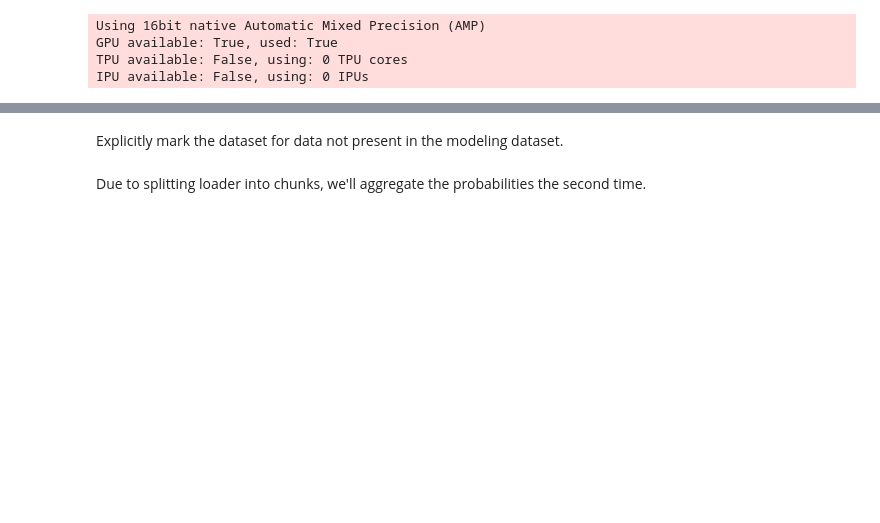
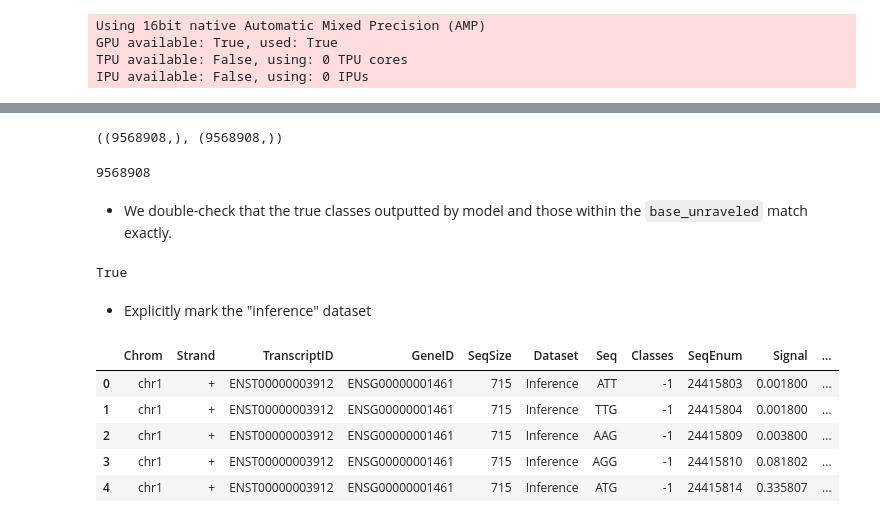
Before and after one commit to AIRI-Institute/uBERTa, a Jupyter notebook: notebooks/predict_5UTR.ipynb, the cells around one changed output, grey strips where cells are left out. Saved outputs shown, nothing was run; the diff lists cells and outputs as text; code cells hidden in the pictures; blank space fills up the shorter version.

```diff
--- a/notebooks/predict_5UTR.ipynb
+++ b/notebooks/predict_5UTR.ipynb
@@ -326,6 +393,35 @@ LOCAL_RANK: 0 - CUDA_VISIBLE_DEVICES: [0,1]
+# %%
+y_prob, y_true = map(np.concatenate, map(list, unzip(predictions)))
+y_prob.shape, y_true.shape
+# %% [output]
+((9568908,), (9568908,))
+# %%
+cds = pd.read_csv(DATA / 'base_unraveled.csv')
+len(cds)
+# %% [output]
+9568908
+# %%
+cds['y_prob'] = y_prob
+cds['y_true'] = y_true
+# %% [markdown]
+- We double-check that the true classes outputted by model and those within the `base_unraveled` match exactly.
+# %%
+not len(cds[cds.Classes != cds.y_true])
+# %% [output]
+True
 # %% [markdown]
-Explicitly mark the dataset for data not present in the modeling dataset.
+- Explicitly mark the "inference" dataset
 # %%
-df_pred.loc[df_pred.Dataset.isna(), 'Dataset'] = 'Inference'
+idx = cds.Dataset == 'Inference'
+cds.loc[idx, 'y_true'] = -1
+cds.loc[idx, 'Classes'] = -1
+cds.loc[idx, 'Dataset'] = 'Inference'
-# %% [markdown]
-Due to splitting loader into chunks, we'll aggregate the probabilities the second time.
+# %%
+cds.head()
+# %% [output]
+|  | Chrom | Strand | TranscriptID | GeneID | SeqSize | Dataset | Seq | Classes | SeqEnum | Signal | ... |
+| 0 | chr1 | + | ENST00000003912 | ENSG00000001461 | 715 | Inference | ATT | -1 | 24415803 | 0.001800 | ... |
+| 1 | chr1 | + | ENST00000003912 | ENSG00000001461 | 715 | Inference | TTG | -1 | 24415804 | 0.001800 | ... |
+| 2 | chr1 | + | ENST00000003912 | ENSG00000001461 | 715 | Inference | AAG | -1 | 24415809 | 0.003800 | ... |
+| 3 | chr1 | + | ENST00000003912 | ENSG00000001461 | 715 | Inference | AGG | -1 | 24415810 | 0.081802 | ... |
+| 4 | chr1 | + | ENST00000003912 | ENSG00000001461 | 715 | Inference | ATG | -1 | 24415814 | 0.335807 | ... |
```
Also changed, not shown: parts of 59 cells of this notebook, 10 other files.
